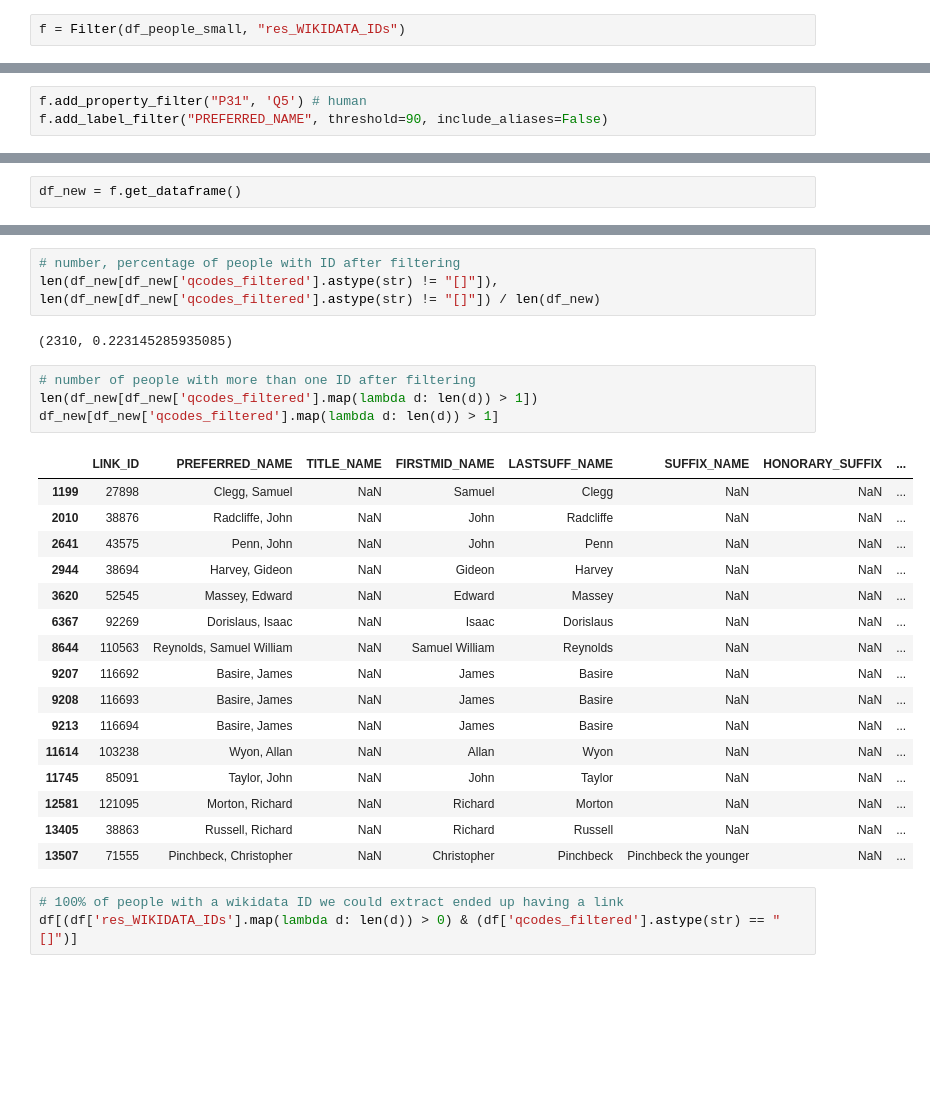
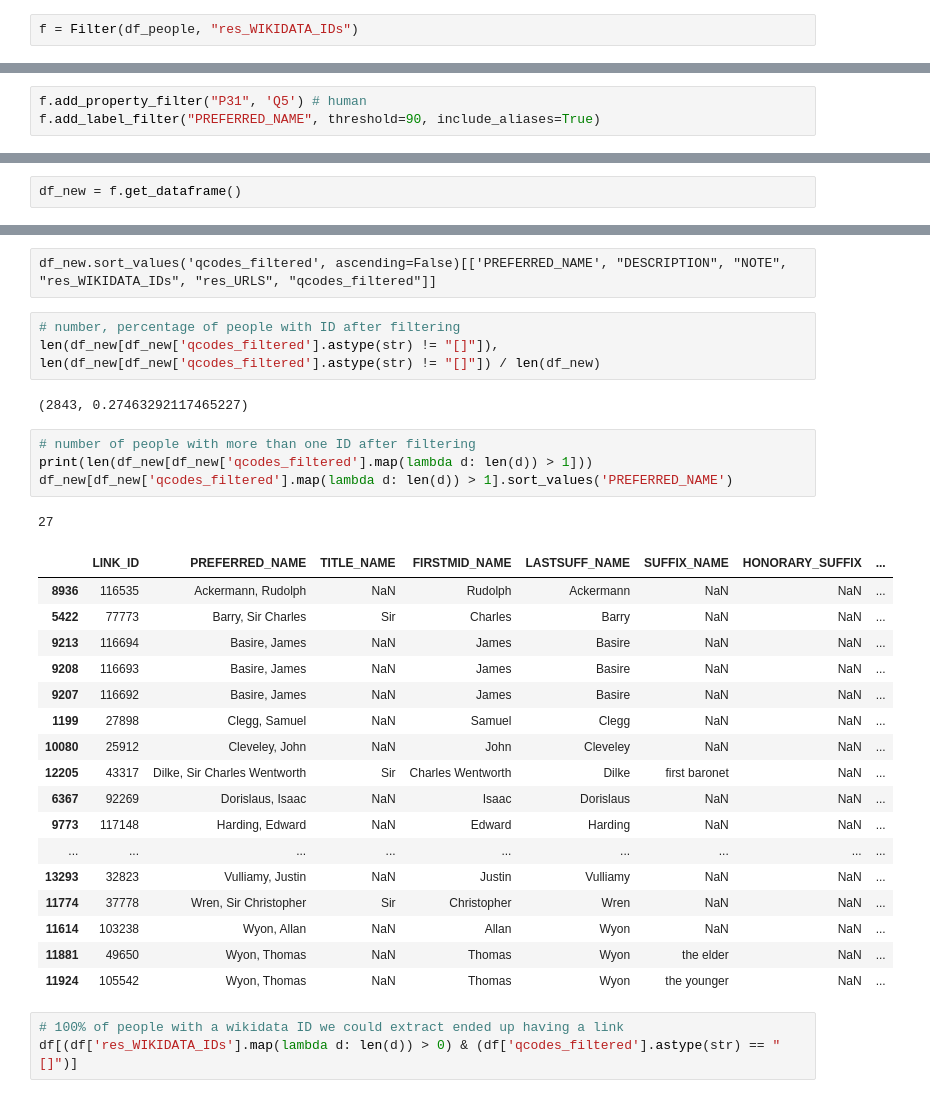
Before and after one commit to TheScienceMuseum/heritage-connector, a Jupyter notebook: demos/2020_06_22 designing filters.ipynb, the cells around one changed output, grey strips where cells are left out. Cells and saved outputs as stored; diff of their text form; blank space fills up the shorter version.

```diff
--- a/demos/2020_06_22 designing filters.ipynb
+++ b/demos/2020_06_22 designing filters.ipynb
@@ -21,5 +21,5 @@ df.head(2)
 df_people = df[df['GENDER'].isin(['M', 'F'])].copy()
 df_people_small = df_people.head(600)
 # %%
-f = Filter(df_people_small, "res_WIKIDATA_IDs")
+f = Filter(df_people, "res_WIKIDATA_IDs")
 # %% [output]
@@ -31,5 +27,5 @@ See the caveats in the documentation: https://pandas.pydata.org/pandas-docs/stab
 # %%
 f.add_property_filter("P31", 'Q5') # human
-f.add_label_filter("PREFERRED_NAME", threshold=90, include_aliases=False)
+f.add_label_filter("PREFERRED_NAME", threshold=90, include_aliases=True)
 # %% [output]
 Added filter {'property': ['P31', 'Q5', False]}
@@ -86,29 +61,33 @@ df_new.sort_values('qcodes_filtered', ascending=False)[['PREFERRED_NAME', "DESCR
+# %% [raw]
+df_new.sort_values('qcodes_filtered', ascending=False)[['PREFERRED_NAME', "DESCRIPTION", "NOTE", "res_WIKIDATA_IDs", "res_URLS", "qcodes_filtered"]]
 # %%
 # number, percentage of people with ID after filtering
 len(df_new[df_new['qcodes_filtered'].astype(str) != "[]"]), len(df_new[df_new['qcodes_filtered'].astype(str) != "[]"]) / len(df_new)
 # %% [output]
-(2310, 0.223145285935085)
+(2843, 0.27463292117465227)
 # %%
 # number of people with more than one ID after filtering
-len(df_new[df_new['qcodes_filtered'].map(lambda d: len(d)) > 1])
-df_new[df_new['qcodes_filtered'].map(lambda d: len(d)) > 1]
+print(len(df_new[df_new['qcodes_filtered'].map(lambda d: len(d)) > 1]))
+df_new[df_new['qcodes_filtered'].map(lambda d: len(d)) > 1].sort_values('PREFERRED_NAME')
 # %% [output]
+27
 |  | LINK_ID | PREFERRED_NAME | TITLE_NAME | FIRSTMID_NAME | LASTSUFF_NAME | SUFFIX_NAME | HONORARY_SUFFIX | ... |
+| 8936 | 116535 | Ackermann, Rudolph | NaN | Rudolph | Ackermann | NaN | NaN | ... |
+| 5422 | 77773 | Barry, Sir Charles | Sir | Charles | Barry | NaN | NaN | ... |
+| 9213 | 116694 | Basire, James | NaN | James | Basire | NaN | NaN | ... |
+| 9208 | 116693 | Basire, James | NaN | James | Basire | NaN | NaN | ... |
+| 9207 | 116692 | Basire, James | NaN | James | Basire | NaN | NaN | ... |
 | 1199 | 27898 | Clegg, Samuel | NaN | Samuel | Clegg | NaN | NaN | ... |
-| 2010 | 38876 | Radcliffe, John | NaN | John | Radcliffe | NaN | NaN | ... |
-| 2641 | 43575 | Penn, John | NaN | John | Penn | NaN | NaN | ... |
-| 2944 | 38694 | Harvey, Gideon | NaN | Gideon | Harvey | NaN | NaN | ... |
-| 3620 | 52545 | Massey, Edward | NaN | Edward | Massey | NaN | NaN | ... |
+| 10080 | 25912 | Cleveley, John | NaN | John | Cleveley | NaN | NaN | ... |
+| 12205 | 43317 | Dilke, Sir Charles Wentworth | Sir | Charles Wentworth | Dilke | first baronet | NaN | ... |
 | 6367 | 92269 | Dorislaus, Isaac | NaN | Isaac | Dorislaus | NaN | NaN | ... |
-| 8644 | 110563 | Reynolds, Samuel William | NaN | Samuel William | Reynolds | NaN | NaN | ... |
-| 9207 | 116692 | Basire, James | NaN | James | Basire | NaN | NaN | ... |
-| 9208 | 116693 | Basire, James | NaN | James | Basire | NaN | NaN | ... |
-| 9213 | 116694 | Basire, James | NaN | James | Basire | NaN | NaN | ... |
+| 9773 | 117148 | Harding, Edward | NaN | Edward | Harding | NaN | NaN | ... |
+| ... | ... | ... | ... | ... | ... | ... | ... | ... |
+| 13293 | 32823 | Vulliamy, Justin | NaN | Justin | Vulliamy | NaN | NaN | ... |
+| 11774 | 37778 | Wren, Sir Christopher | Sir | Christopher | Wren | NaN | NaN | ... |
 | 11614 | 103238 | Wyon, Allan | NaN | Allan | Wyon | NaN | NaN | ... |
-| 11745 | 85091 | Taylor, John | NaN | John | Taylor | NaN | NaN | ... |
-| 12581 | 121095 | Morton, Richard | NaN | Richard | Morton | NaN | NaN | ... |
-| 13405 | 38863 | Russell, Richard | NaN | Richard | Russell | NaN | NaN | ... |
-| 13507 | 71555 | Pinchbeck, Christopher | NaN | Christopher | Pinchbeck | Pinchbeck the younger | NaN | ... |
+| 11881 | 49650 | Wyon, Thomas | NaN | Thomas | Wyon | the elder | NaN | ... |
+| 11924 | 105542 | Wyon, Thomas | NaN | Thomas | Wyon | the younger | NaN | ... |
 # %%
 # 100% of people with a wikidata ID we could extract ended up having a link
 df[(df['res_WIKIDATA_IDs'].map(lambda d: len(d)) > 0) & (df['qcodes_filtered'].astype(str) == "[]")]
```
Also changed, not shown: parts of 6 cells of this notebook, 1 other file.
